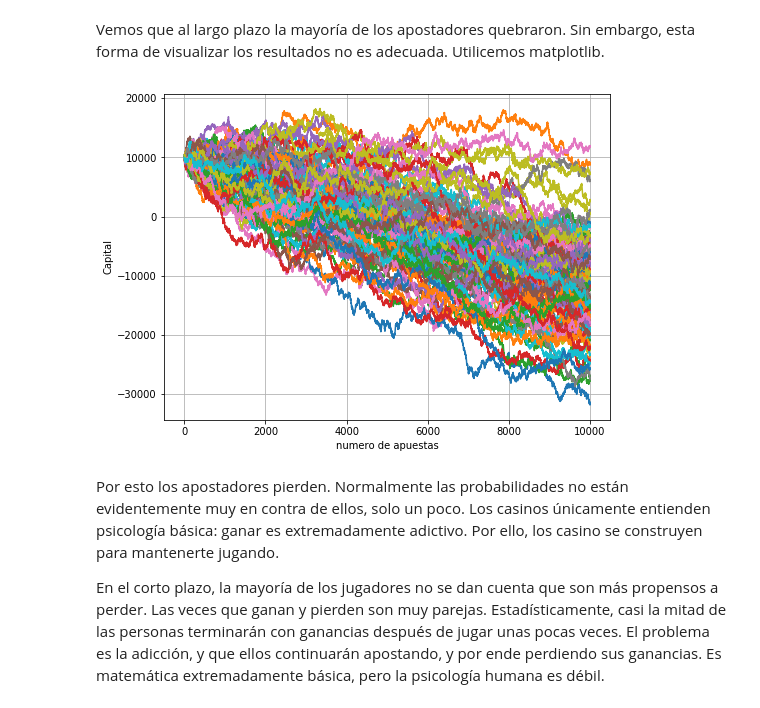
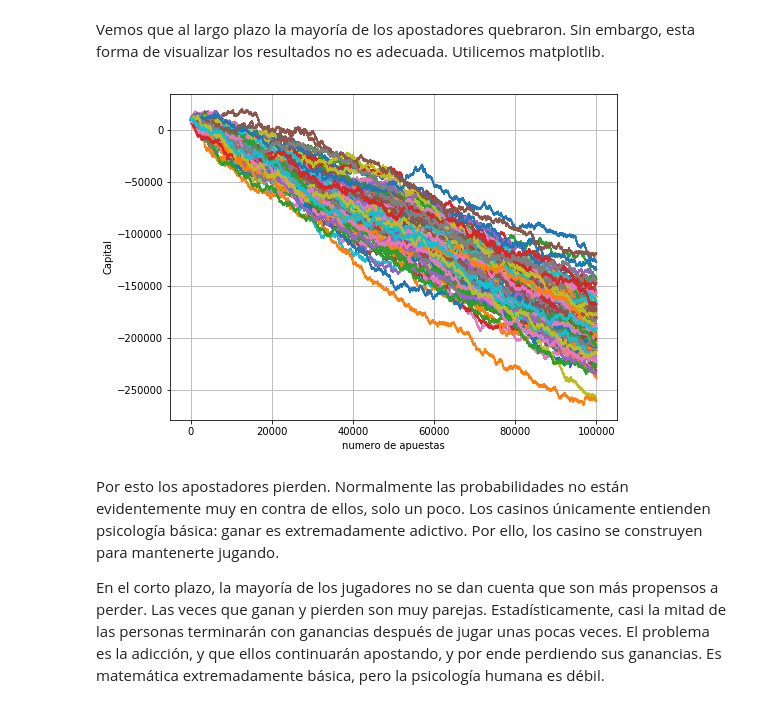
Before and after one commit to valerialadron/SimMat2019_1, a Jupyter notebook: Modulo2/Clase9_SimuMontecarlo.ipynb, the cells around one changed output. Drawn from its saved outputs; the diff is of its cells as text; code cells hidden in the pictures.

```diff
--- a/Modulo2/Clase9_SimuMontecarlo.ipynb
+++ b/Modulo2/Clase9_SimuMontecarlo.ipynb
@@ -308,14 +307,14 @@ def apostador(cap_ini, apuesta, n_apuestas):
 # %%
 # (Montecarlo) Simular varios (100) escenarios
 # en que se apuestan 50, 100, 1000 y 10000 veces. ¿Qué pasa?
 plt.figure(figsize=(8,6))
 for i in range(100):
-    apostador(10000,100,10000)
+    apostador(10000,100,100000)
 plt.xlabel('numero de apuestas')
 plt.ylabel('Capital')
 plt.grid()
 # %% [output]
-[figure, old version]
+[figure, new version]
 # %% [markdown]
 Por esto los apostadores pierden. Normalmente las probabilidades no están evidentemente muy en contra de ellos, solo un poco. Los casinos únicamente entienden psicología básica: ganar es extremadamente adictivo. Por ello, los casino se construyen para mantenerte jugando.
 
```
Also changed, not shown: parts of 7 cells of this notebook.
